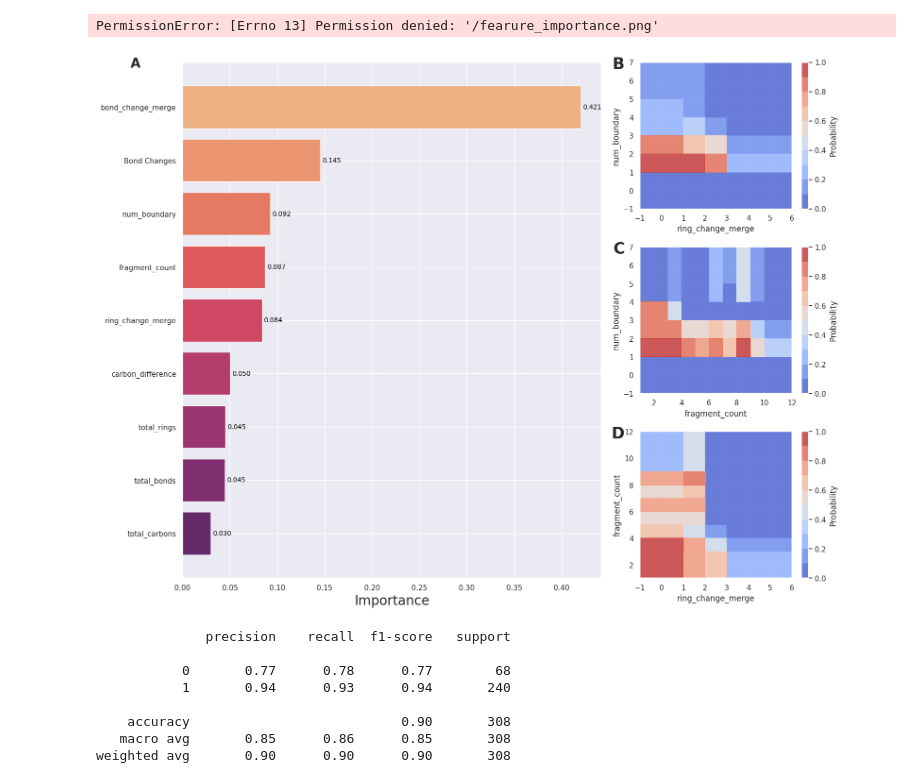
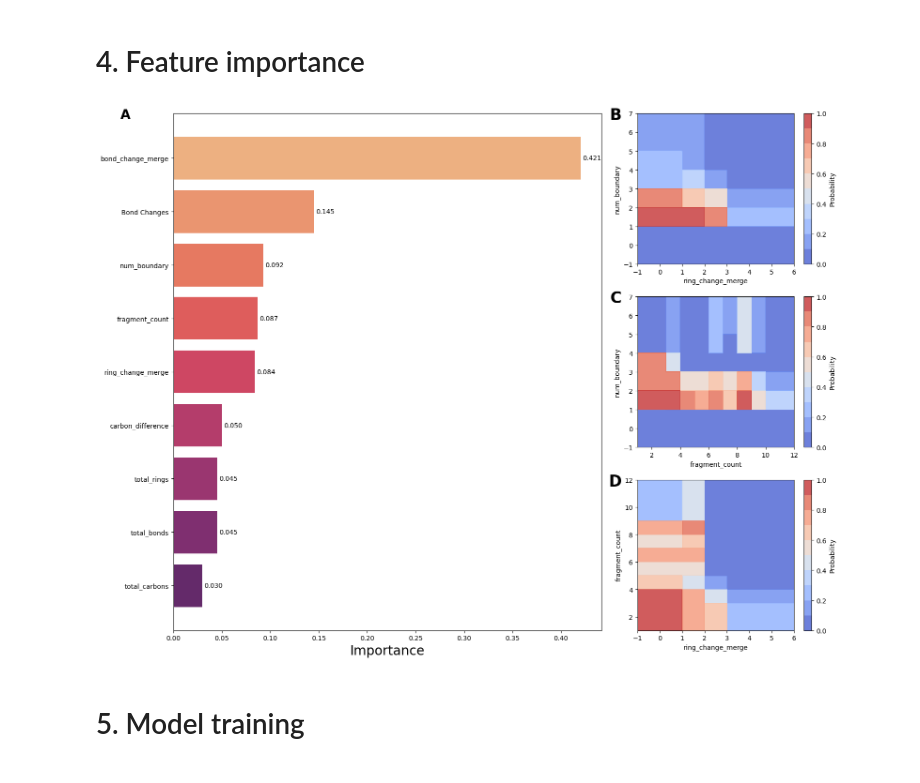
Before and after one commit to TieuLongPhan/SynRBL, a Jupyter notebook: Pipeline/Validation/Analysis/Analysis_vis.ipynb, the cells around one changed output. Saved outputs shown, nothing was run; the diff lists cells and outputs as text; code cells hidden in the pictures.

```diff
--- a/Pipeline/Validation/Analysis/Analysis_vis.ipynb
+++ b/Pipeline/Validation/Analysis/Analysis_vis.ipynb
@@ -441 +201,3 @@ mcs_comparsion([mcs1, mcs1, mcs2, mcs3, mcs4, mcs5], df, 67, save_path='./compar
+# %% [markdown]
+# 4. Feature importance
 # %%
@@ -449,9 +211,10 @@ data_check = process.process_and_combine_datasets(remove_undetected=False).drop(
 # %%
 from SynAnalysis.feature_analysis import FeatureAnalysis
 vis = FeatureAnalysis(data_check, 'Result', [('ring_change_merge','num_boundary'),
                                            ('fragment_count','num_boundary'),
                                            ('ring_change_merge','fragment_count')])
-vis.visualize(save_path='/fearure_importance.png')
+vis.visualize(save_path='./fearure_importance.png')
 # %% [output]
-PermissionError: [Errno 13] Permission denied: '/fearure_importance.png'
-[figure, old version]
+[figure, new version]
+# %% [markdown]
+# 5. Model training
@@ -458,45 +224,36 @@ PermissionError: [Errno 13] Permission denied: '/fearure_importance.png'
 # %%
-from sklearn.model_selection import train_test_split
-from sklearn.preprocessing import MinMaxScaler, LabelEncoder
-from sklearn.pipeline import Pipeline
-from xgboost import XGBClassifier
-from sklearn.metrics import classification_report
-from imblearn.combine import SMOTEENN, SMOTETomek
-from imblearn.pipeline import Pipeline as Pipeline
-from SynAnalysis.analysis_process import AnalysisProcess
-import pickle
-list_data = ['golden_dataset', 'Jaworski', 'USPTO_random_class', 'USPTO_diff', 'USPTO_unbalance_class']
-pipeline_path = '../../../Pipeline'
-data_path = '../../../Data'
-process = AnalysisProcess(list_data, pipeline_path, data_path)
-data_raw = process.process_and_combine_datasets(remove_undetected=False).drop(['R-id', 'reactions', 'Bond Changes',
-                                                                                'Index', 'mcs_carbon_balanced'], axis =1)
+# from sklearn.model_selection import train_test_split
+# from sklearn.preprocessing import MinMaxScaler, LabelEncoder
+# from sklearn.pipeline import Pipeline
+# from xgboost import XGBClassifier
+# from sklearn.metrics import classification_report
+# from imblearn.combine import SMOTEENN, SMOTETomek
+# from imblearn.pipeline import Pipeline as Pipeline
+# from SynAnalysis.analysis_process import AnalysisProcess
+# import pickle
+# list_data = ['golden_dataset', 'Jaworski', 'USPTO_random_class', 'USPTO_diff', 'USPTO_unbalance_class']
+# pipeline_path = '../../../Pipeline'
+# data_path = '../../../Data'
+# process = AnalysisProcess(list_data, pipeline_path, data_path)
+# data_raw = process.process_and_combine_datasets(remove_undetected=False).drop(['R-id', 'reactions', 'Bond Changes',
+#                                                                                 'Index', 'mcs_carbon_balanced'], axis =1)
 
-data_raw = data_raw.drop_duplicates()
-X, y = data_raw.drop('Result', axis=1), data_raw['Result']
+# data_raw = data_raw.drop_duplicates()
+# X, y = data_raw.drop('Result', axis=1), data_raw['Result']
 
-le = LabelEncoder()
-y = le.fit_transform(y)
+# le = LabelEncoder()
+# y = le.fit_transform(y)
 
-X_train, X_test, y_train, y_test = train_test_split(X, y, test_size=0.2, random_state=42, stratify=y)
+# X_train, X_test, y_train, y_test = train_test_split(X, y, test_size=0.2, random_state=42, stratify=y)
 
-steps = [('scaler', MinMaxScaler()), ('over', SMOTETomek(sampling_strategy='minority', random_state=42)), ('model', XGBClassifier(random_state=42,))]
-pipeline = Pipeline(steps=steps)
+# steps = [('scaler', MinMaxScaler()), ('over', SMOTETomek(sampling_strategy='minority', random_state=42)), ('model', XGBClassifier(random_state=42,))]
+# pipeline = Pipeline(steps=steps)
 
-pipeline.fit(X_train, y_train)
-y_pred = pipeline.predict(X_test)
+# pipeline.fit(X_train, y_train)
+# y_pred = pipeline.predict(X_test)
 
-with open('scoring_function.pkl', 'wb') as file:
-    pickle.dump(pipeline, file)
+# with open('scoring_function.pkl', 'wb') as file:
+#     pickle.dump(pipeline, file)
 
-# Print classification report
-print(classification_report(y_test, y_pred))
+# # Print classification report
+# print(classification_report(y_test, y_pred))
-# %% [output]
-              precision    recall  f1-score   support
-
-           0       0.77      0.78      0.77        68
-           1       0.94      0.93      0.94       240
-
-    accuracy                           0.90       308
-   macro avg       0.85      0.86      0.85       308
-weighted avg       0.90      0.90      0.90       308
```
Also changed, not shown: parts of 53 cells of this notebook, 2 other files.
